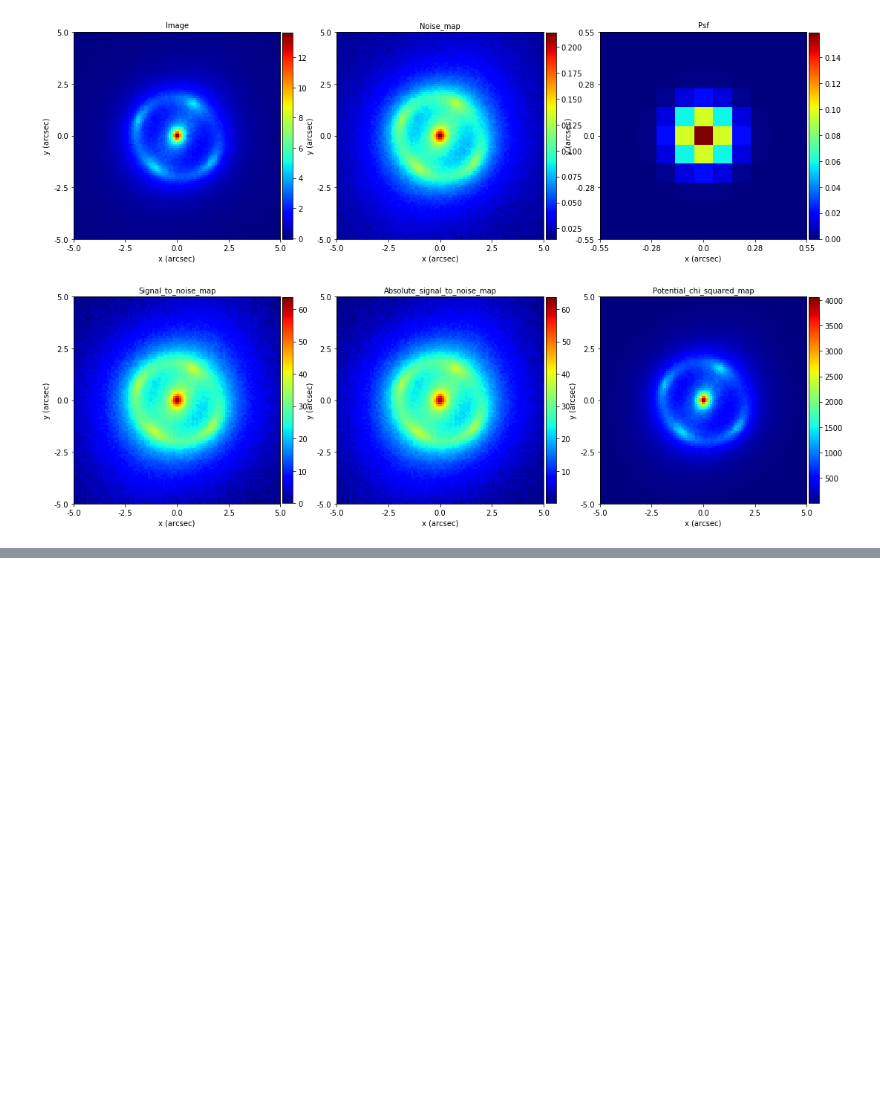
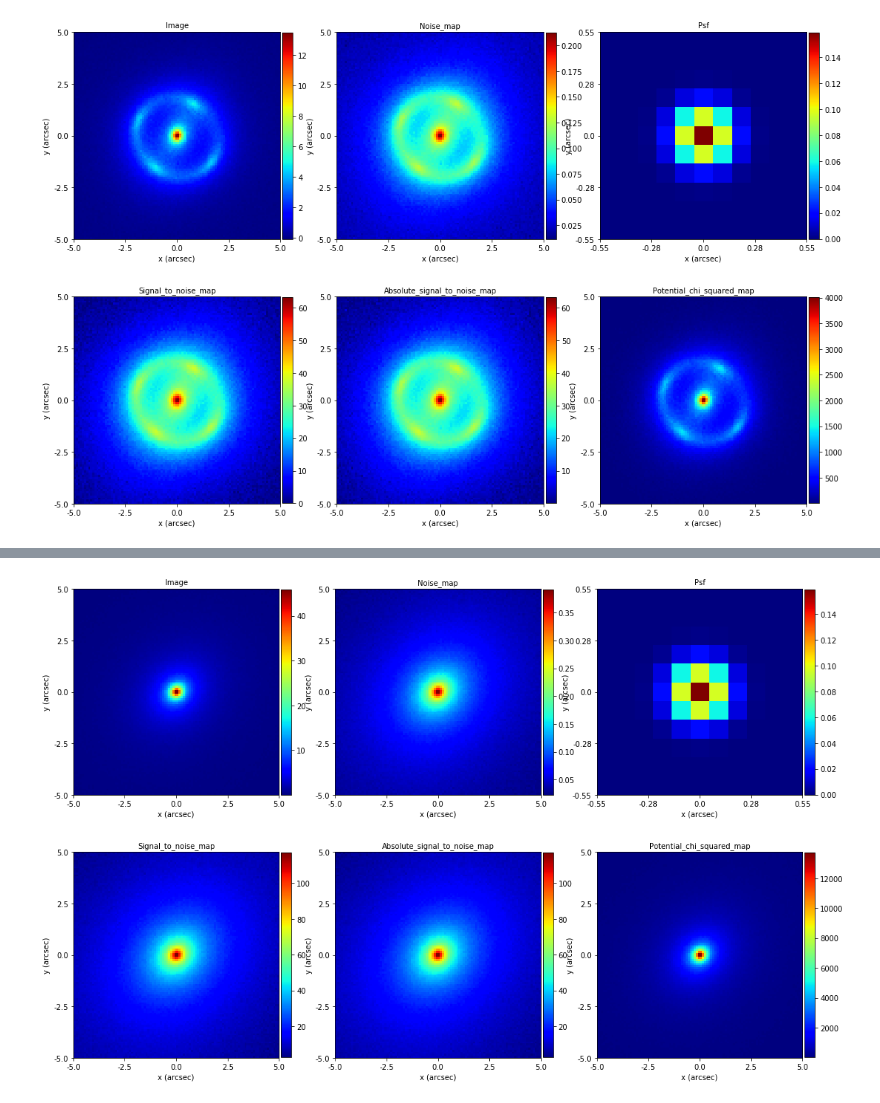
Before and after one commit to darthgera123/autolens_workspace, a Jupyter notebook: tasks/Task 1.ipynb, the cells around one changed output, grey strips where cells are left out. Cells and saved outputs as stored; diff of their text form; code cells hidden in the pictures; blank space fills up the shorter version.

```diff
--- a/tasks/Task 1.ipynb
+++ b/tasks/Task 1.ipynb
@@ -120,0 +162,23 @@ aplt.imaging.subplot_imaging(imaging=imaging)
+# %%
+psf = al.kernel.from_gaussian(shape_2d=(11, 11), sigma=0.1, pixel_scales=0.1)
+normal_image = tracer.profile_image_from_grid(grid=grid)
+padded_image = tracer.padded_profile_image_from_grid_and_psf_shape(
+    grid=grid, psf_shape_2d=psf.shape_2d
+)
+# %%
+simulator = al.simulator.imaging(
+    shape_2d=grid.shape_2d,
+    pixel_scales=0.1,
+    sub_size=grid.sub_size,
+    exposure_time=300.0,
+    psf=psf,
+    background_level=0.1,
+    add_noise=True,
+)
+
+imaging = simulator.from_tracer(tracer=tracer)
+# %%
+imaging = simulator.from_tracer(tracer=tracer)
+aplt.imaging.subplot_imaging(imaging=imaging)
+# %% [output]
+[figure, added]
```
Also changed, not shown: parts of 7 cells of this notebook, 1 other file.
